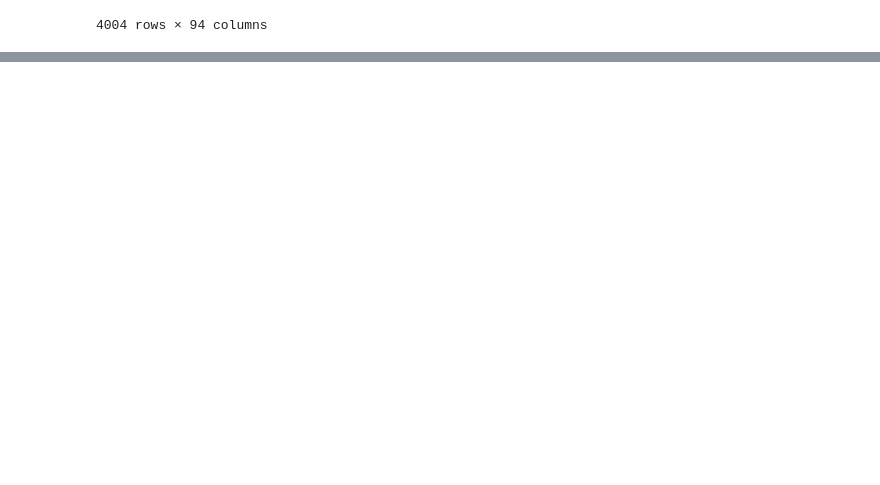
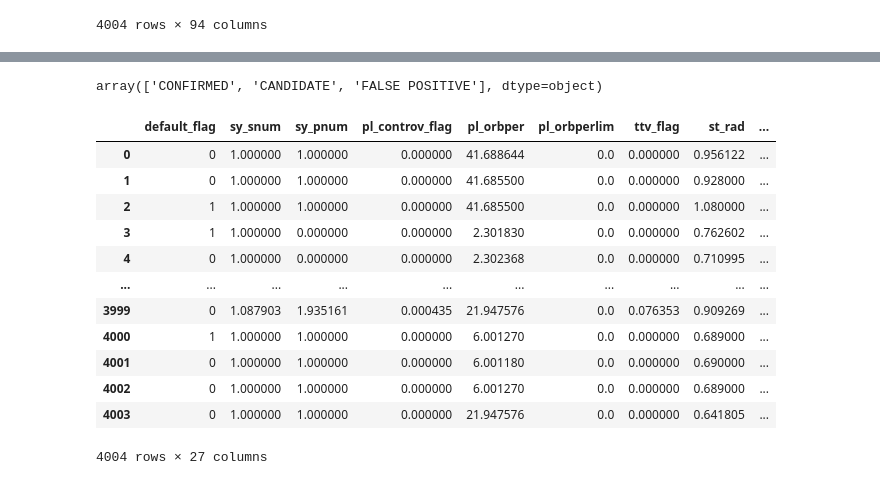
Before and after one commit to FriendyKiran/Exoplanet-Discovery-using-Machine-Learning, a Jupyter notebook: Exoplanents.ipynb, the cells around one changed output, grey strips where cells are left out. Cells and saved outputs as stored; diff of their text form; code cells hidden in the pictures; blank space fills up the shorter version.

```diff
--- a/Exoplanents.ipynb
+++ b/Exoplanents.ipynb
@@ -755,0 +839,27 @@ Name: count, dtype: int64
+# %%
+k2_df_cleaned2["disposition"].unique()
+# %% [output]
+array(['CONFIRMED', 'CANDIDATE', 'FALSE POSITIVE'], dtype=object)
+# %%
+label_encoding = {
+    "CONFIRMED": 1,
+    "CANDIDATE": 0,
+    "FALSE POSITIVE": 2
+}
+
+k2_df_cleaned2["target"] = k2_df_cleaned2["disposition"].map(label_encoding)
+k2_df_cleaned2
+# %% [output]
+|  | default_flag | sy_snum | sy_pnum | pl_controv_flag | pl_orbper | pl_orbperlim | ttv_flag | st_rad | ... |
+| 0 | 0 | 1.000000 | 1.000000 | 0.000000 | 41.688644 | 0.0 | 0.000000 | 0.956122 | ... |
+| 1 | 0 | 1.000000 | 1.000000 | 0.000000 | 41.685500 | 0.0 | 0.000000 | 0.928000 | ... |
+| 2 | 1 | 1.000000 | 1.000000 | 0.000000 | 41.685500 | 0.0 | 0.000000 | 1.080000 | ... |
+| 3 | 1 | 1.000000 | 0.000000 | 0.000000 | 2.301830 | 0.0 | 0.000000 | 0.762602 | ... |
+| 4 | 0 | 1.000000 | 0.000000 | 0.000000 | 2.302368 | 0.0 | 0.000000 | 0.710995 | ... |
+| ... | ... | ... | ... | ... | ... | ... | ... | ... | ... |
+| 3999 | 0 | 1.087903 | 1.935161 | 0.000435 | 21.947576 | 0.0 | 0.076353 | 0.909269 | ... |
+| 4000 | 1 | 1.000000 | 1.000000 | 0.000000 | 6.001270 | 0.0 | 0.000000 | 0.689000 | ... |
+| 4001 | 0 | 1.000000 | 1.000000 | 0.000000 | 6.001180 | 0.0 | 0.000000 | 0.690000 | ... |
+| 4002 | 0 | 1.000000 | 1.000000 | 0.000000 | 6.001270 | 0.0 | 0.000000 | 0.689000 | ... |
+| 4003 | 0 | 1.000000 | 1.000000 | 0.000000 | 21.947576 | 0.0 | 0.000000 | 0.641805 | ... |
+4004 rows × 27 columns
```
Also changed, not shown: parts of 13 cells of this notebook, 1 other file.
